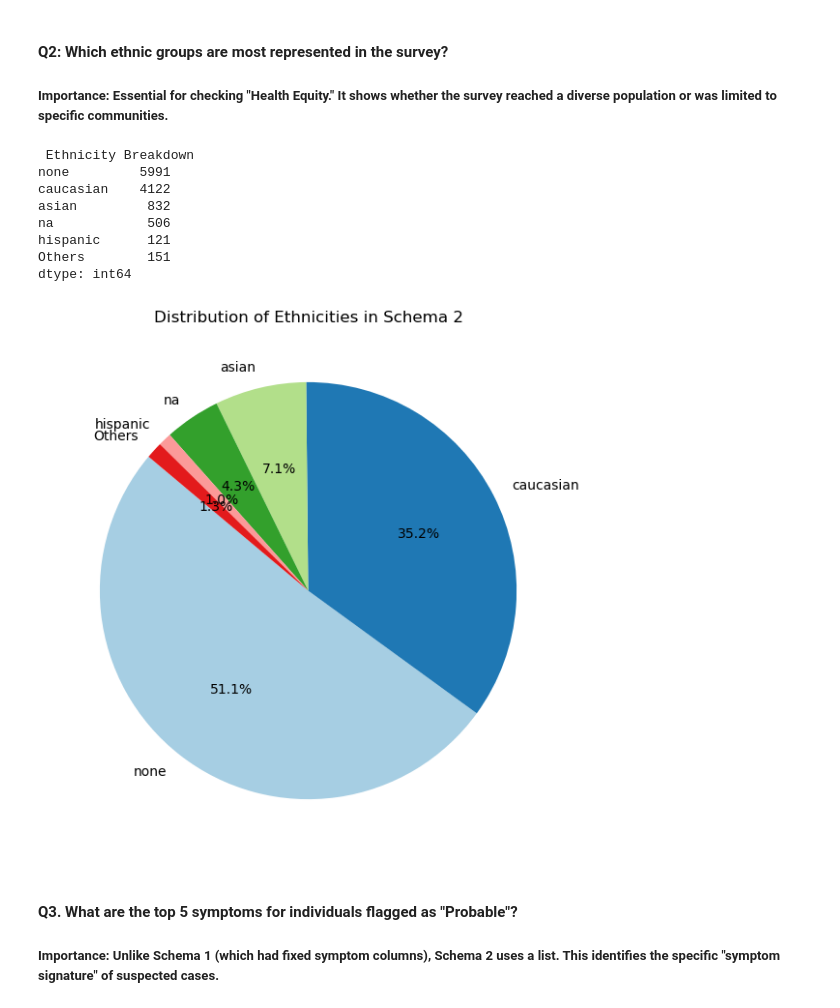
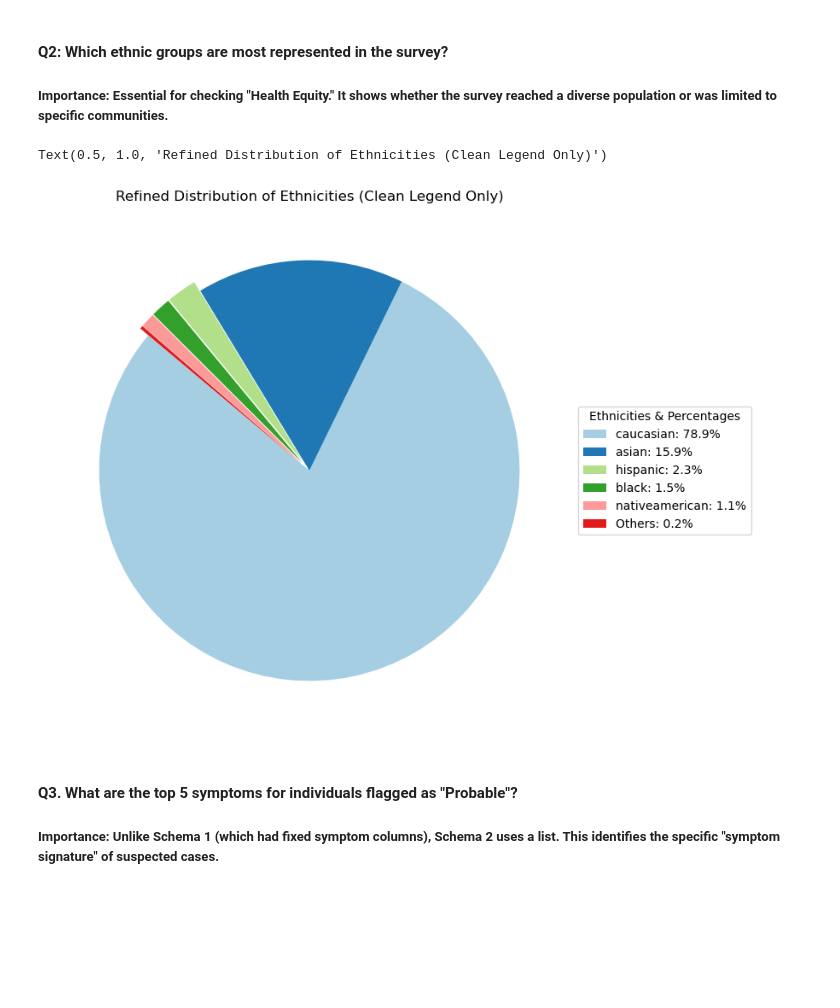
Before and after one commit to neeturathaur-sys/Team8_PyMaster_PythonHackathon_December25, a Jupyter notebook: Elavarasi/Team8_PyMaster_DescriptiveAnalysis.ipynb, the cells around one changed output. Drawn from its saved outputs; the diff is of its cells as text; code cells hidden in the pictures; blank space fills up the shorter version.

Commit message:
Descriptive Analysis Pie chart Legends

```diff
--- a/Elavarasi/Team8_PyMaster_DescriptiveAnalysis.ipynb
+++ b/Elavarasi/Team8_PyMaster_DescriptiveAnalysis.ipynb
@@ -23,49 +24,36 @@ Name: probable, dtype: float64
 # %% [markdown]
 #### Q2: Which ethnic groups are most represented in the survey?
 ##### Importance: Essential for checking "Health Equity." It shows whether the survey reached a diverse population or was limited to specific communities.
-# %%
-#Ethnicity Breakdown
-import matplotlib.pyplot as plt
-
-# 1. Get the full counts of all ethnicities
-full_counts = df2['ethnicity'].value_counts()
-
-# 2. Slice the top 5
-top_5 = full_counts.head(5)
-
-# 3. Sum everything else into 'Others'
-others_count = full_counts.iloc[5:].sum()
-
-# 4. Create the final series for plotting
-# We use pd.concat to join the top 5 and the new 'Others' row
-others_series = pd.Series({'Others': others_count})
-combined_ethnicity = pd.concat([top_5, others_series])
-
-# 5. Descriptive Analysis Output
-print("\n Ethnicity Breakdown ")
-print(combined_ethnicity)
-
-# 6. Visualization
-plt.figure(figsize=(10, 7))
-combined_ethnicity.plot(
-    kind='pie',
-    autopct='%1.1f%%',
-    startangle=140,
-    colors=plt.cm.Paired.colors,
-    title='Distribution of Ethnicities in Schema 2'
-)
-plt.ylabel('') # Removes the vertical 'ethnicity' label
-plt.show()
-# %% [output]
- Ethnicity Breakdown
-none         5991
-caucasian    4122
-asian         832
-na            506
-hispanic      121
-Others        151
-dtype: int64
-[figure, removed]
+# %%
+# 1. Filter and prepare data
+to_exclude = ['none', 'na']
+ethnicity_data = df2[~df2['ethnicity'].str.lower().isin(to_exclude)].copy()
+full_counts = ethnicity_data['ethnicity'].value_counts()
+combined_ethnicity = pd.concat([full_counts.head(5), pd.Series({'Others': full_counts.iloc[5:].sum()})])
+
+# 2. Prepare legend labels with percentages
+total = combined_ethnicity.sum()
+legend_labels = [f'{label}: {(val/total)*100:.1f}%' for label, val in combined_ethnicity.items()]
+
+# 3. Plotting
+plt.figure(figsize=(12, 8))
+explode = [0.05 if i > 1 else 0 for i in range(len(combined_ethnicity))]
+
+wedges, texts = plt.pie(
+    combined_ethnicity,
+    labels=None,
+    autopct=None, # Percentages removed from slices
+    startangle=140,
+    colors=plt.cm.Paired.colors,
+    explode=explode
+)
+
+# 4. Final Legend and Title
+plt.legend(wedges, legend_labels, title="Ethnicities & Percentages", loc="center left", bbox_to_anchor=(1, 0, 0.5, 1))
+plt.title('Refined Distribution of Ethnicities (Clean Legend Only)')
+# %% [output]
+Text(0.5, 1.0, 'Refined Distribution of Ethnicities (Clean Legend Only)')
+[figure, added]
 # %% [markdown]
 #### Q3. What are the top 5 symptoms for individuals flagged as "Probable"?
 ##### Importance: Unlike Schema 1 (which had fixed symptom columns), Schema 2 uses a list. This identifies the specific "symptom signature" of suspected cases.
```
Also changed, not shown: parts of 3 cells of this notebook, 4 other files.
